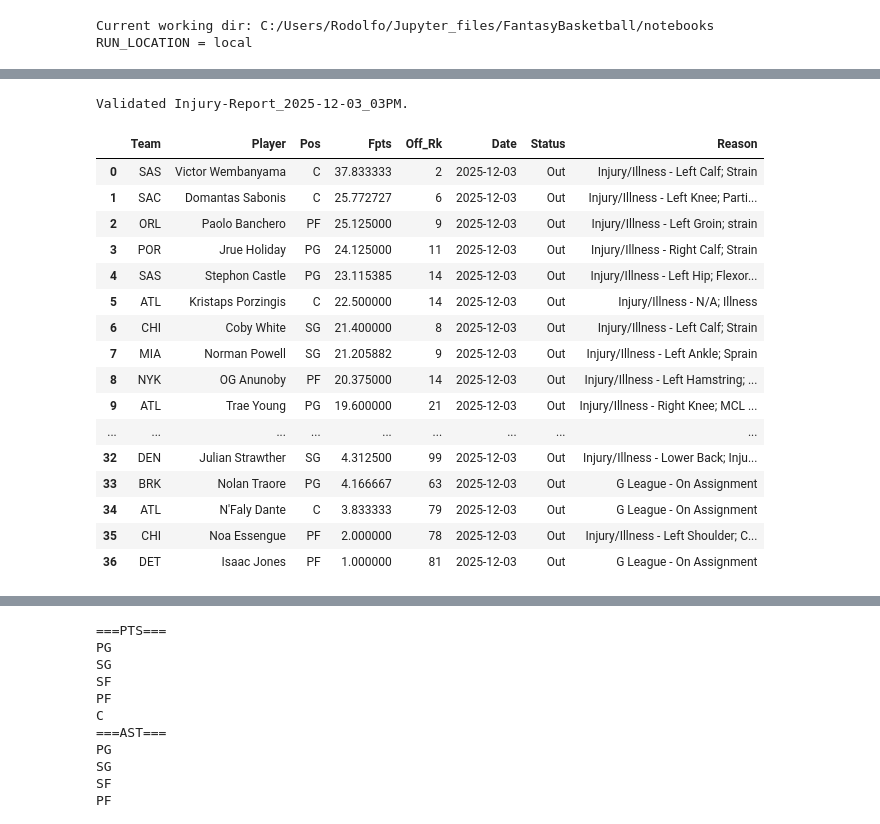
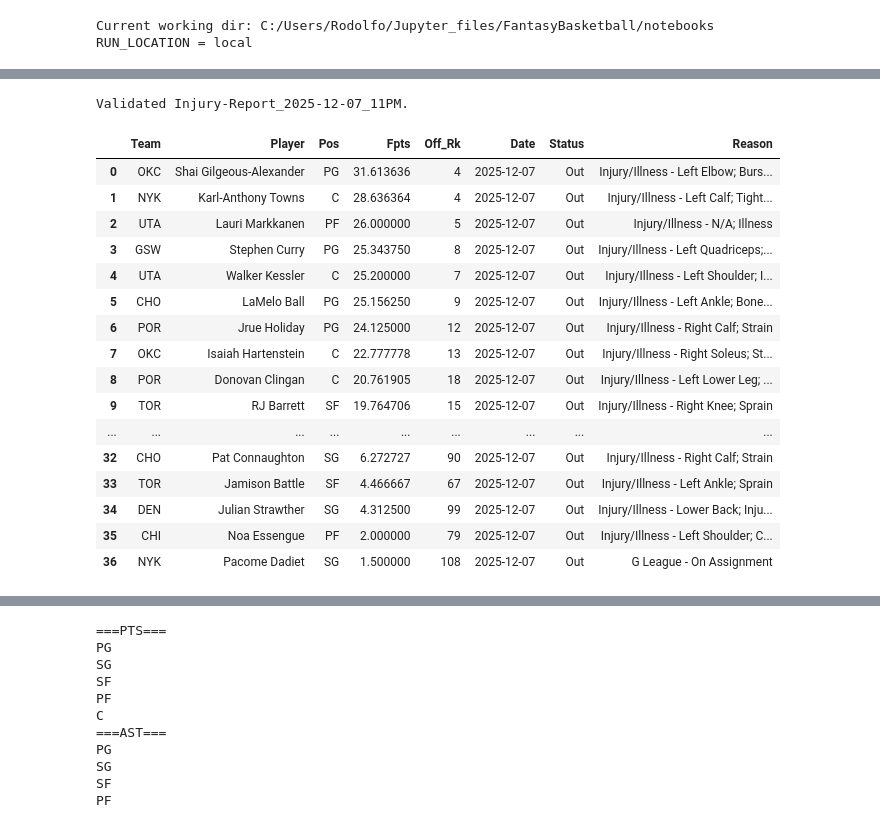
Before and after one commit to Relenes510/fantasy_basketball, a Jupyter notebook: notebooks/parlay helper.ipynb, the cells around one changed output, grey strips where cells are left out. Saved outputs shown, nothing was run; the diff lists cells and outputs as text; code cells hidden in the pictures.

```diff
--- a/notebooks/parlay helper.ipynb
+++ b/notebooks/parlay helper.ipynb
@@ -76,42 +74,42 @@ display(df_gms)
 # %%
 df_teams = pd.read_csv("../src/team_info_xref.csv")
 
 df_inj = injury.get_reportdata(datetime.now() + timedelta(hours=time_offset[RUN_LOCATION]), return_df=True)
 df_inj = df_inj.rename(columns={"Game Date": "Date", "Player Name": "Player", "Current Status": "Status"})
 df_inj['Player'] = df_inj.Player.str.split(",").str[1] + " " + df_inj.Player.str.split(",").str[0]
 df_inj['Player'] = df_inj['Player'].str.strip()
 df_inj['Date'] = pd.to_datetime(df_inj['Date'])
 df_inj = con.execute(f"""SELECT Date, ABV as Team, Player, Status, Reason FROM df_inj
                          JOIN df_teams ON df_inj.Team = df_teams.Team
                          WHERE Date = '{now}' AND Status = 'Out'""").fetchdf()
 
 df_best_out = con.execute(f"""SELECT *, RANK() OVER (PARTITION BY Pos ORDER BY Fpts DESC) as Off_Rk FROM
                               (SELECT Team, Player, Pos, AVG(Fpts) as Fpts FROM df
-                              WHERE Season = 2025 AND Fpts > 0 AND Pos != 'None'
+                              WHERE Season = {year} AND Fpts > 0 AND Pos != 'None'
                               GROUP BY Team, Player, Pos)""").fetchdf()
 df_best_out = con.execute(f"""SELECT * EXCLUDE(t2.Team, t2.Player) FROM df_best_out t1
                               JOIN df_inj t2 ON t1.Team = t2.Team AND t1.Player = t2.Player
                               ORDER BY Fpts DESC""").fetchdf()
 display(df_best_out)
 # %% [output]
-Validated Injury-Report_2025-12-03_03PM.
+Validated Injury-Report_2025-12-07_11PM.
 |  | Team | Player | Pos | Fpts | Off_Rk | Date | Status | Reason |
-| 0 | SAS | Victor Wembanyama | C | 37.833333 | 2 | 2025-12-03 | Out | Injury/Illness - Left Calf; Strain |
-| 1 | SAC | Domantas Sabonis | C | 25.772727 | 6 | 2025-12-03 | Out | Injury/Illness - Left Knee; Parti... |
-| 2 | ORL | Paolo Banchero | PF | 25.125000 | 9 | 2025-12-03 | Out | Injury/Illness - Left Groin; strain |
-| 3 | POR | Jrue Holiday | PG | 24.125000 | 11 | 2025-12-03 | Out | Injury/Illness - Right Calf; Strain |
-| 4 | SAS | Stephon Castle | PG | 23.115385 | 14 | 2025-12-03 | Out | Injury/Illness - Left Hip; Flexor... |
-| 5 | ATL | Kristaps Porzingis | C | 22.500000 | 14 | 2025-12-03 | Out | Injury/Illness - N/A; Illness |
-| 6 | CHI | Coby White | SG | 21.400000 | 8 | 2025-12-03 | Out | Injury/Illness - Left Calf; Strain |
-| 7 | MIA | Norman Powell | SG | 21.205882 | 9 | 2025-12-03 | Out | Injury/Illness - Left Ankle; Sprain |
-| 8 | NYK | OG Anunoby | PF | 20.375000 | 14 | 2025-12-03 | Out | Injury/Illness - Left Hamstring; ... |
-| 9 | ATL | Trae Young | PG | 19.600000 | 21 | 2025-12-03 | Out | Injury/Illness - Right Knee; MCL ... |
+| 0 | OKC | Shai Gilgeous-Alexander | PG | 31.613636 | 4 | 2025-12-07 | Out | Injury/Illness - Left Elbow; Burs... |
+| 1 | NYK | Karl-Anthony Towns | C | 28.636364 | 4 | 2025-12-07 | Out | Injury/Illness - Left Calf; Tight... |
+| 2 | UTA | Lauri Markkanen | PF | 26.000000 | 5 | 2025-12-07 | Out | Injury/Illness - N/A; Illness |
+| 3 | GSW | Stephen Curry | PG | 25.343750 | 8 | 2025-12-07 | Out | Injury/Illness - Left Quadriceps;... |
+| 4 | UTA | Walker Kessler | C | 25.200000 | 7 | 2025-12-07 | Out | Injury/Illness - Left Shoulder; I... |
+| 5 | CHO | LaMelo Ball | PG | 25.156250 | 9 | 2025-12-07 | Out | Injury/Illness - Left Ankle; Bone... |
+| 6 | POR | Jrue Holiday | PG | 24.125000 | 12 | 2025-12-07 | Out | Injury/Illness - Right Calf; Strain |
+| 7 | OKC | Isaiah Hartenstein | C | 22.777778 | 13 | 2025-12-07 | Out | Injury/Illness - Right Soleus; St... |
+| 8 | POR | Donovan Clingan | C | 20.761905 | 18 | 2025-12-07 | Out | Injury/Illness - Left Lower Leg; ... |
+| 9 | TOR | RJ Barrett | SF | 19.764706 | 15 | 2025-12-07 | Out | Injury/Illness - Right Knee; Sprain |
 | ... | ... | ... | ... | ... | ... | ... | ... | ... |
-| 32 | DEN | Julian Strawther | SG | 4.312500 | 99 | 2025-12-03 | Out | Injury/Illness - Lower Back; Inju... |
-| 33 | BRK | Nolan Traore | PG | 4.166667 | 63 | 2025-12-03 | Out | G League - On Assignment |
-| 34 | ATL | N'Faly Dante | C | 3.833333 | 79 | 2025-12-03 | Out | G League - On Assignment |
-| 35 | CHI | Noa Essengue | PF | 2.000000 | 78 | 2025-12-03 | Out | Injury/Illness - Left Shoulder; C... |
-| 36 | DET | Isaac Jones | PF | 1.000000 | 81 | 2025-12-03 | Out | G League - On Assignment |
+| 32 | CHO | Pat Connaughton | SG | 6.272727 | 90 | 2025-12-07 | Out | Injury/Illness - Right Calf; Strain |
+| 33 | TOR | Jamison Battle | SF | 4.466667 | 67 | 2025-12-07 | Out | Injury/Illness - Left Ankle; Sprain |
+| 34 | DEN | Julian Strawther | SG | 4.312500 | 99 | 2025-12-07 | Out | Injury/Illness - Lower Back; Inju... |
+| 35 | CHI | Noa Essengue | PF | 2.000000 | 79 | 2025-12-07 | Out | Injury/Illness - Left Shoulder; C... |
+| 36 | NYK | Pacome Dadiet | SG | 1.500000 | 108 | 2025-12-07 | Out | G League - On Assignment |
 # %%
 def get_game_odds():
 
```
Also changed, not shown: parts of 9 cells of this notebook, 12 other files.
